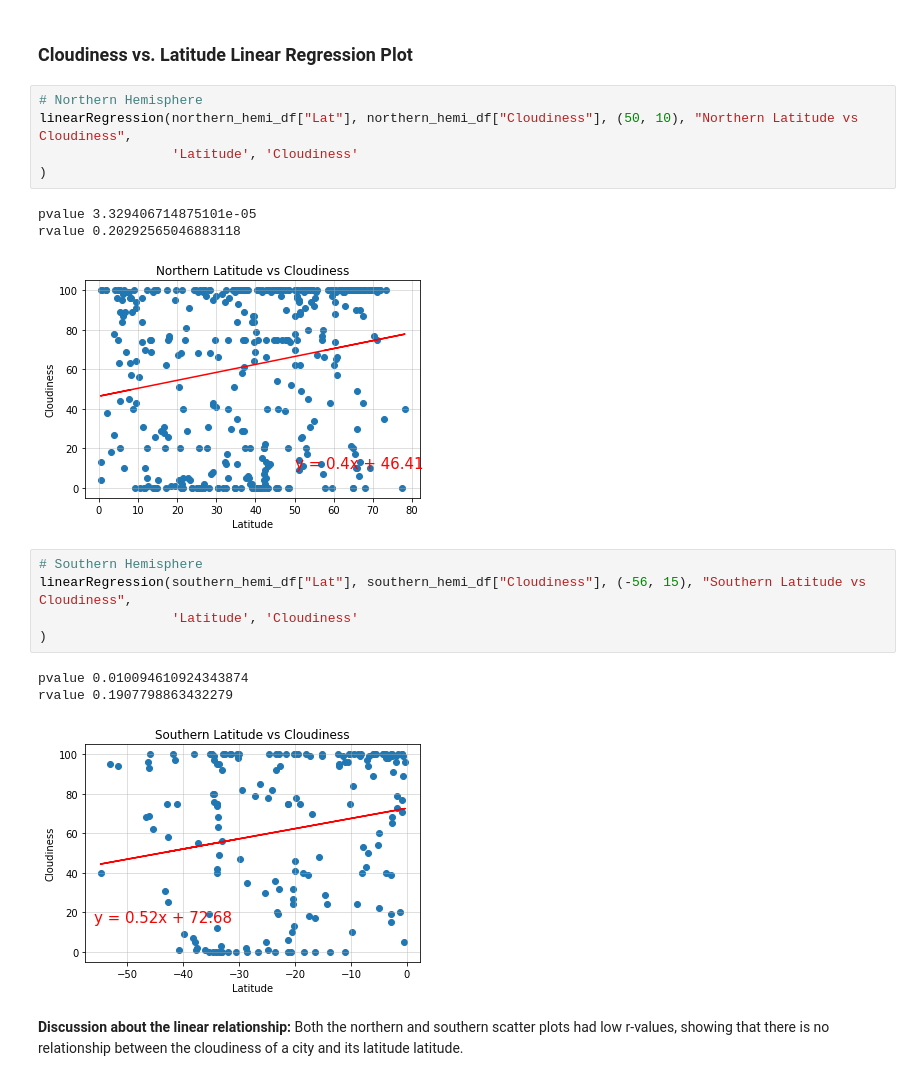
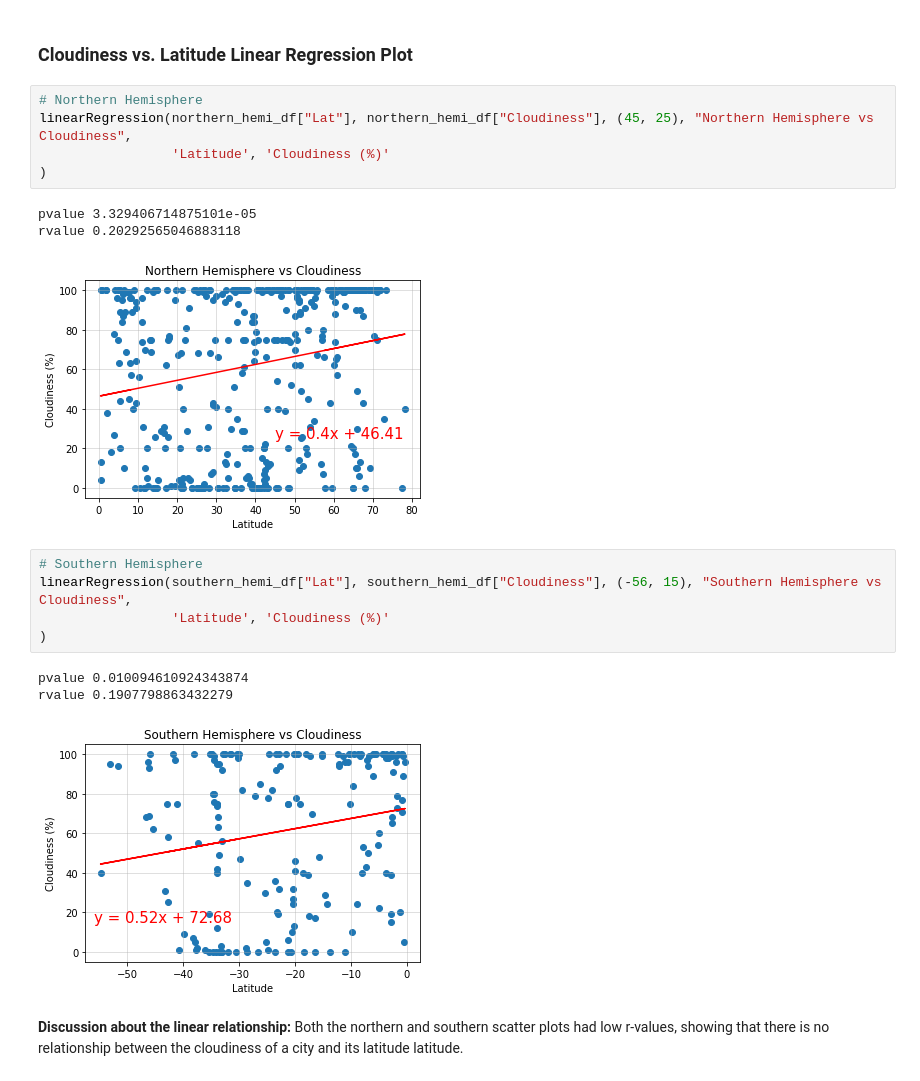
Before and after one commit to isabellajade/python-api-challenge, a Jupyter notebook: WeatherPy/WeatherPy.ipynb, the cells around one changed output. Cells and saved outputs as stored; diff of their text form.

Commit message:
image fix again

```diff
--- a/WeatherPy/WeatherPy.ipynb
+++ b/WeatherPy/WeatherPy.ipynb
@@ -366,22 +366,22 @@ rvalue 0.3016007236426184
 ### Cloudiness vs. Latitude Linear Regression Plot
 # %%
 # Northern Hemisphere
-linearRegression(northern_hemi_df["Lat"], northern_hemi_df["Cloudiness"], (50, 10), "Northern Latitude vs Cloudiness",
-                 'Latitude', 'Cloudiness'
+linearRegression(northern_hemi_df["Lat"], northern_hemi_df["Cloudiness"], (45, 25), "Northern Hemisphere vs Cloudiness",
+                 'Latitude', 'Cloudiness (%)'
 )
 # %% [output]
 pvalue 3.329406714875101e-05
 rvalue 0.20292565046883118
-[figure, old version]
+[figure, new version]
 # %%
 # Southern Hemisphere
-linearRegression(southern_hemi_df["Lat"], southern_hemi_df["Cloudiness"], (-56, 15), "Southern Latitude vs Cloudiness",
-                 'Latitude', 'Cloudiness'
+linearRegression(southern_hemi_df["Lat"], southern_hemi_df["Cloudiness"], (-56, 15), "Southern Hemisphere vs Cloudiness",
+                 'Latitude', 'Cloudiness (%)'
 )
 # %% [output]
 pvalue 0.010094610924343874
 rvalue 0.1907798863432279
-[figure, old version]
+[figure, new version]
 # %% [markdown]
 **Discussion about the linear relationship:** Both the northern and southern scatter plots had low r-values, showing that there is no relationship between the cloudiness of a city and its latitude latitude.
 # %% [markdown]
```
Also changed, not shown: parts of 6 cells of this notebook, 9 other files.
